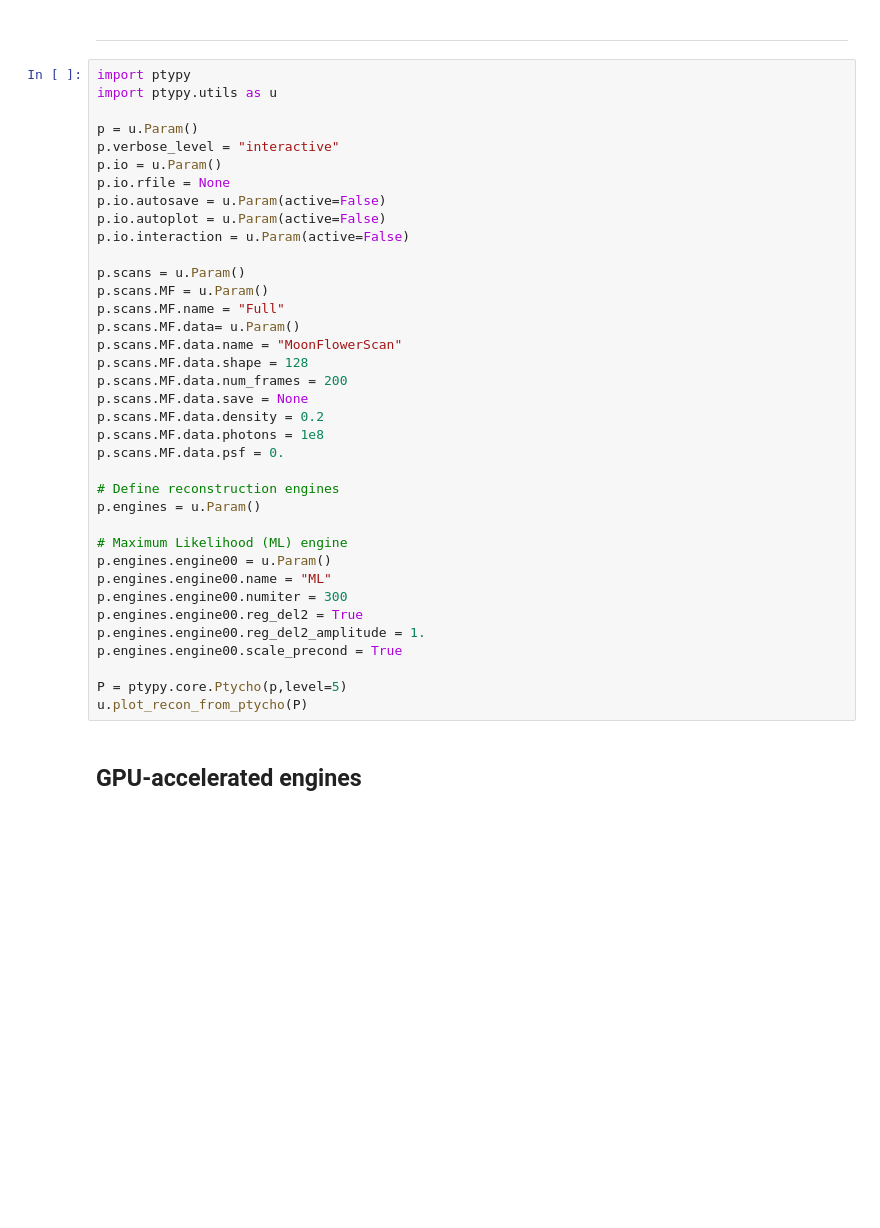
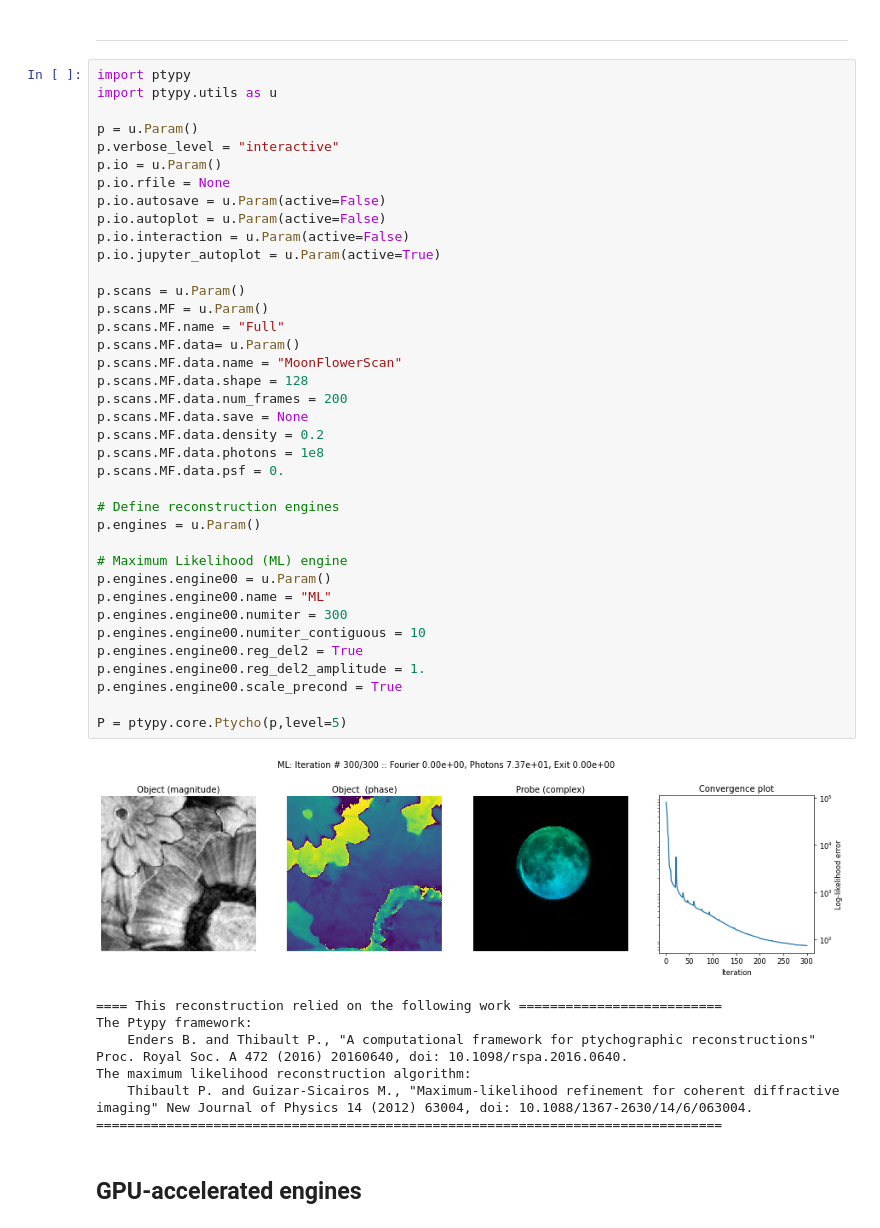
Before and after one commit to ptycho/tutorials, a Jupyter notebook: notebooks/Getting_Started_with_PtyPy/5_reconstruction_engines.ipynb, the cells around one changed output. Cells and saved outputs as stored; diff of their text form; blank space fills up the shorter version.

```diff
--- a/notebooks/Getting_Started_with_PtyPy/5_reconstruction_engines.ipynb
+++ b/notebooks/Getting_Started_with_PtyPy/5_reconstruction_engines.ipynb
@@ -179,34 +198,43 @@ p.verbose_level = "interactive"
 p.io = u.Param()
 p.io.rfile = None
 p.io.autosave = u.Param(active=False)
 p.io.autoplot = u.Param(active=False)
 p.io.interaction = u.Param(active=False)
+p.io.jupyter_autoplot = u.Param(active=True)
 
 p.scans = u.Param()
 p.scans.MF = u.Param()
 p.scans.MF.name = "Full"
 p.scans.MF.data= u.Param()
 p.scans.MF.data.name = "MoonFlowerScan"
 p.scans.MF.data.shape = 128
 p.scans.MF.data.num_frames = 200
 p.scans.MF.data.save = None
 p.scans.MF.data.density = 0.2
 p.scans.MF.data.photons = 1e8
 p.scans.MF.data.psf = 0.
 
 # Define reconstruction engines
 p.engines = u.Param()
 
 # Maximum Likelihood (ML) engine
 p.engines.engine00 = u.Param()
 p.engines.engine00.name = "ML"
 p.engines.engine00.numiter = 300
+p.engines.engine00.numiter_contiguous = 10
 p.engines.engine00.reg_del2 = True
 p.engines.engine00.reg_del2_amplitude = 1.
 p.engines.engine00.scale_precond = True
 
 P = ptypy.core.Ptycho(p,level=5)
-u.plot_recon_from_ptycho(P)
+# %% [output]
+[figure, added]
+==== This reconstruction relied on the following work ==========================
+The Ptypy framework:
+    Enders B. and Thibault P., "A computational framework for ptychographic reconstructions" Proc. Royal Soc. A 472 (2016) 20160640, doi: 10.1098/rspa.2016.0640.
+The maximum likelihood reconstruction algorithm:
+    Thibault P. and Guizar-Sicairos M., "Maximum-likelihood refinement for coherent diffractive imaging" New Journal of Physics 14 (2012) 63004, doi: 10.1088/1367-2630/14/6/063004.
+================================================================================
 # %% [markdown]
 ## GPU-accelerated engines
 # %% [markdown]
```
Also changed, not shown: parts of 4 cells of this notebook, 2 other files.
